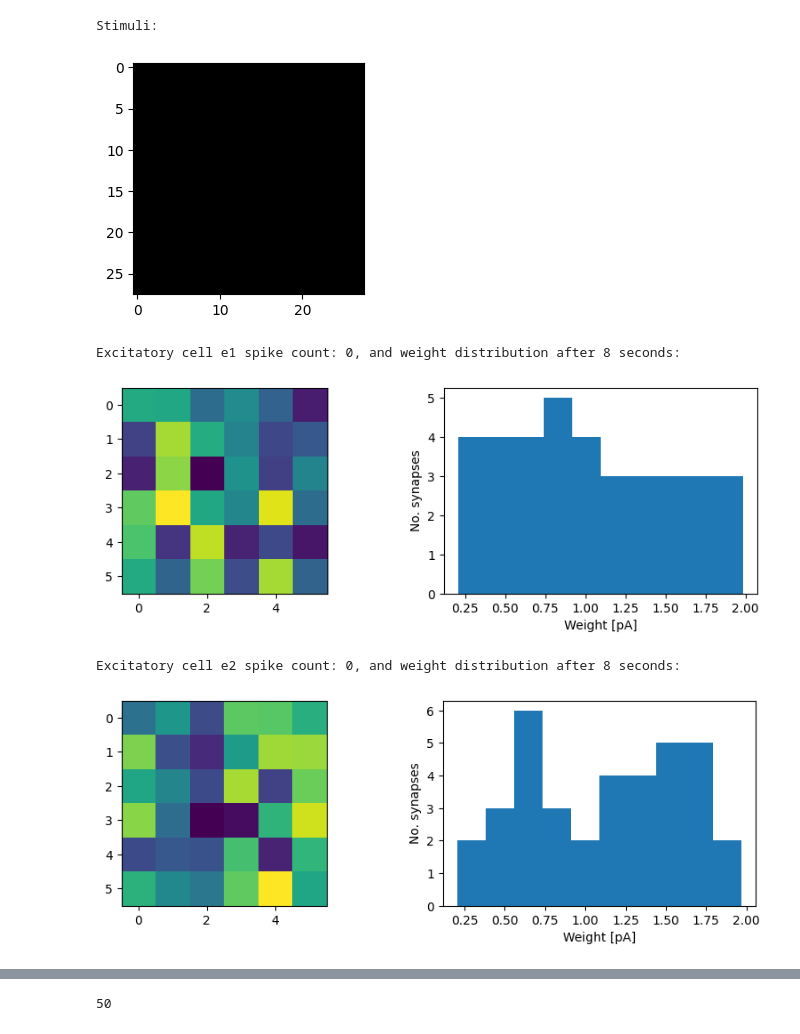
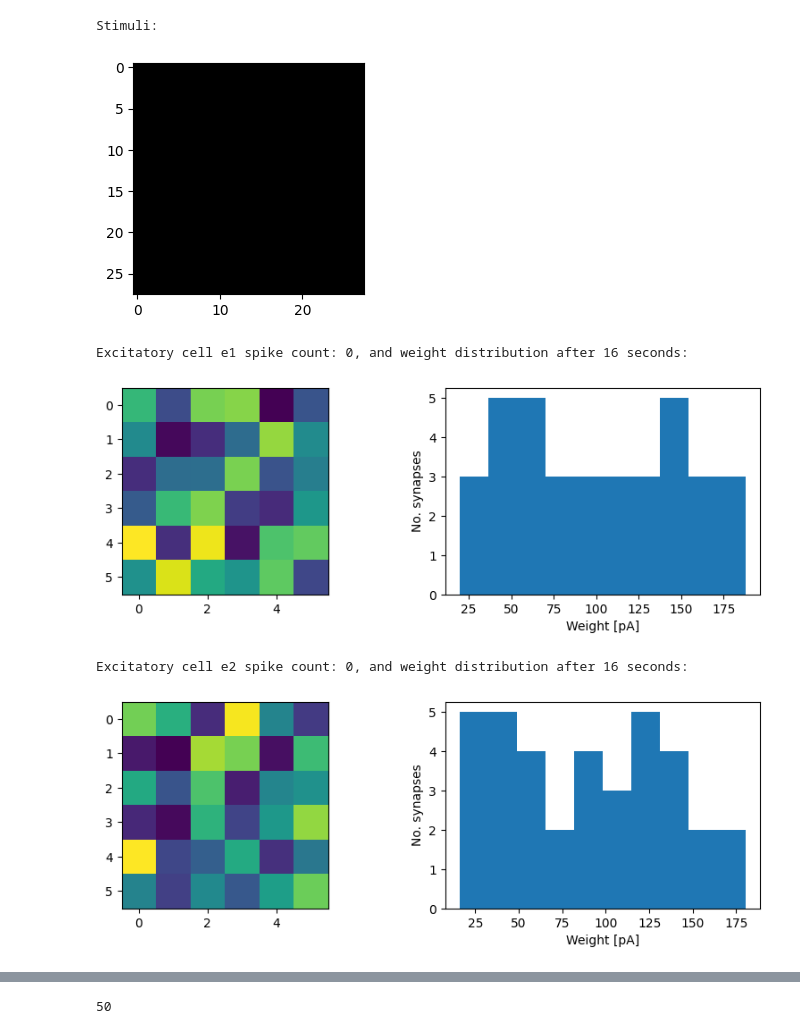
Before and after one commit to Mehdows/D7046E_SSN_BETA, a Jupyter notebook: D7046E_SSN_BETA.ipynb, the cells around one changed output, grey strips where cells are left out. Drawn from its saved outputs; the diff is of its cells as text; code cells hidden in the pictures.

```diff
--- a/D7046E_SSN_BETA.ipynb
+++ b/D7046E_SSN_BETA.ipynb
@@ -224,8 +224,8 @@ for i in range(N_inhibit):
     e_middle = neurons[N_input+i]
     for j in range(N_input):
 
-        e_inhib['w_syn'][j] = 2e-12*(0.1 + 0.9*np.random.rand())
-        e_middle['w_syn'][j] = 2e-12*(0.1 + 0.9*np.random.rand())
+        e_inhib['w_syn'][j] = 2e-10*(0.1 + 0.9*np.random.rand())
+        e_middle['w_syn'][j] = 2e-10*(0.1 + 0.9*np.random.rand())
 
         neurons[N_input+N_middle+i] = e_inhib
         neurons[N_input+i] = e_middle
@@ -233,7 +233,7 @@ for i in range(N_inhibit):
 
 for j in range(N_middle):
     e_middle = neurons[N_input+j]
-    e_middle['w_syn'][N_input+j] = 0#-1e-12*(0.1 + 0.9*np.random.rand())
+    e_middle['w_syn'][N_input+j] = -2e-10*(0.1 + 0.9*np.random.rand())
     neurons[N_input+j] = e_middle
 
 
@@ -249,8 +249,8 @@ I_e2 = N_input+N_middle+N_inhibit+1
 #connection loop, N_middle to N_output
 # Define excitatory STDP synapses for the inputs
 for j in range(N_middle):
-    e1['w_syn'][j] = 2e-12*(0.1 + 0.9*np.random.rand())
-    e2['w_syn'][j] = 2e-12*(0.1 + 0.9*np.random.rand())
+    e1['w_syn'][j] = 2e-10*(0.1 + 0.9*np.random.rand())
+    e2['w_syn'][j] = 2e-10*(0.1 + 0.9*np.random.rand())
 
     connections.append([I_e1,j,N_input+j]) # [post,syn,pre], see Exercise 3 for details
     connections.append([I_e2,j,N_input+j]) # [post,syn,pre]
@@ -279,7 +279,7 @@ e2['gamma'] = 5
 
 
 
-for iterations in range(20): # Training iterations
+for iterations in range(40): # Training iterations
 
     # Start time
     t0 = t
@@ -295,7 +295,7 @@ for iterations in range(20): # Training iterations
         vid = rightVid[int(len(rightVid)*np.random.rand())]
         ##############################################################################
         #INSERT SUPERVISION SIGNAL HERE, INHIBIT ONE OF THE TWO STDP NEURONS
-        e1['w_syn'][I_inhib] = 0
+        e1['w_syn'][I_inhib] = -200e-12
         e2['w_syn'][I_inhib] = 0
         ##############################################################################
     else:
@@ -303,7 +303,7 @@ for iterations in range(20): # Training iterations
         ##############################################################################
         # INSERT SUPERVISION SIGNAL HERE, INHIBIT ONE OF THE TWO STDP NEURONS
         e1['w_syn'][I_inhib] = 0
-        e2['w_syn'][I_inhib] = 0
+        e2['w_syn'][I_inhib] = -200e-12
         ##############################################################################
 
     stimuli = vid[0][0]
@@ -315,7 +315,7 @@ for iterations in range(20): # Training iterations
 
         if t-t0 > 1/60*frameCount and frameCount != len(vid):
             stimuli = vid[frameCount][0]
-            set_input_frequencies(neurons, 10*stimuli)
+            set_input_frequencies(neurons, stimuli)
             frameCount += 1
 
 
@@ -325,37 +325,37 @@ for iterations in range(20): # Training iterations
         # Count number of spikes from e1 and e2
         e1_count += spikes.count(I_e1)
         e2_count += spikes.count(I_e2)
 
         # Timestep completed
         t += dt
         print('\r t = %fs (%d%%)' % (t, 100*(t-t0)/(simtime+rsttime)), end='')
 
     # Let neurons and synapses rest before the next stimuli
     reset_input_frequencies(neurons)
     while t < t0+simtime+rsttime:
         spikes = update(dt, t, neurons, connections)
         e1_count += spikes.count(I_e1)
         e2_count += spikes.count(I_e2)
         t += dt
         print('\r t = %fs (%d%%)' % (t, 100*(t-t0)/(simtime+rsttime)), end='')
 
     # Refresh the plots
     clear_output()
     print('\nStimuli:')
     plot_digit(plt,stimuli)
     plt.show()
     print('Excitatory cell e1 spike count: %d, and weight distribution after %d seconds:' % (e1_count,t))
     plot_neuron_weights(e1)
     print('Excitatory cell e2 spike count: %d, and weight distribution after %d seconds:' % (e2_count,t))
     plot_neuron_weights(e2)
     plt.show()
 # %% [output]
 Stimuli:
 [figure]
-Excitatory cell e1 spike count: 0, and weight distribution after 8 seconds:
+Excitatory cell e1 spike count: 0, and weight distribution after 16 seconds:
-[figure, old version]
+[figure, new version]
-Excitatory cell e2 spike count: 0, and weight distribution after 8 seconds:
+Excitatory cell e2 spike count: 0, and weight distribution after 16 seconds:
-[figure, old version]
+[figure, new version]
 # %%
 e1['gamma'] = 0
 e2['gamma'] = 0
```
Also changed, not shown: parts of 1 cell of this notebook.
